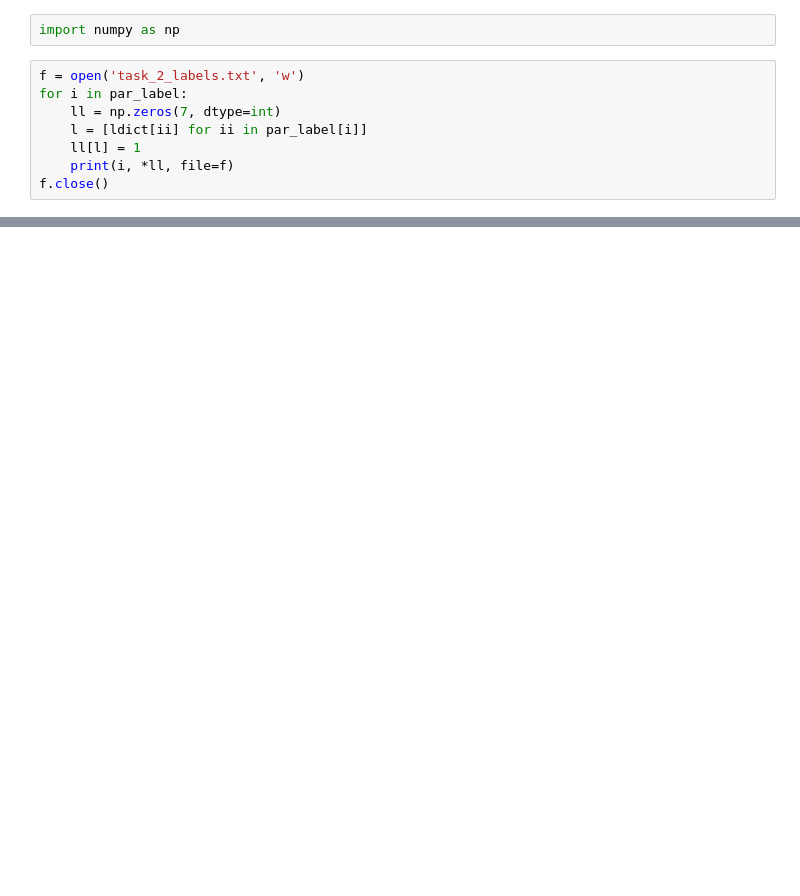
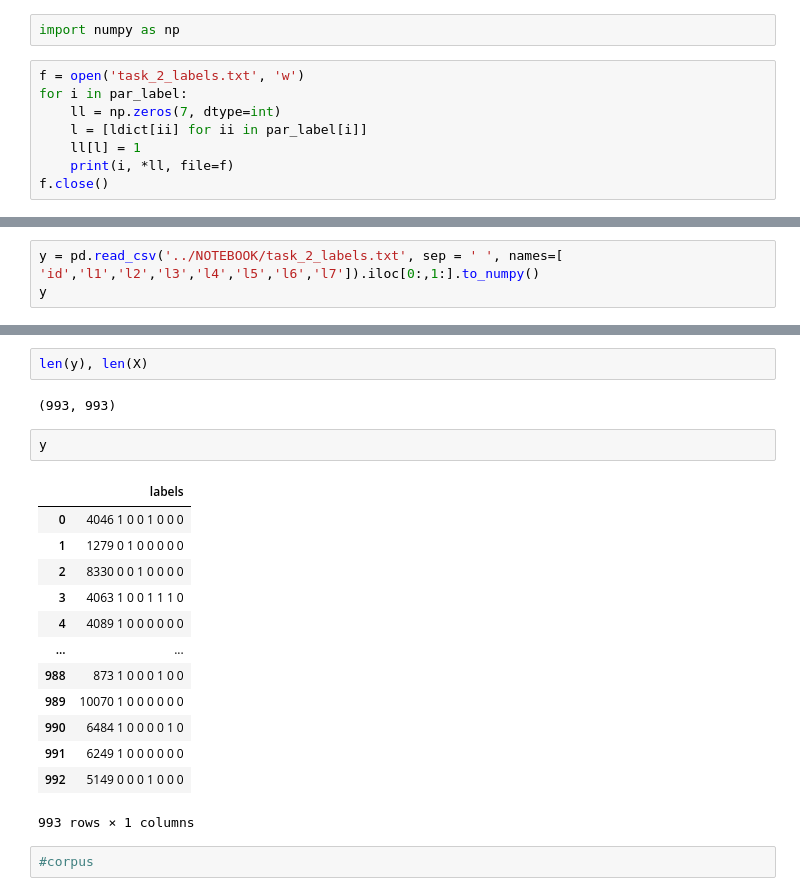
Before and after one commit to Abhi-020/PCL, a Jupyter notebook: NOTEBOOK/Task_2.ipynb, the cells around one changed output, grey strips where cells are left out. Cells and saved outputs as stored; diff of their text form; blank space fills up the shorter version.

```diff
--- a/NOTEBOOK/Task_2.ipynb
+++ b/NOTEBOOK/Task_2.ipynb
@@ -63,0 +138,3 @@ f.close()
+# %%
+y = pd.read_csv('../NOTEBOOK/task_2_labels.txt', sep = ' ', names=[ 'id','l1','l2','l3','l4','l5','l6','l7']).iloc[0:,1:].to_numpy()
+y
@@ -63,0 +164,22 @@ f.close()
+# %%
+len(y), len(X)
+# %% [output]
+(993, 993)
+# %%
+y
+# %% [output]
+|  | labels |
+| 0 | 4046 1 0 0 1 0 0 0 |
+| 1 | 1279 0 1 0 0 0 0 0 |
+| 2 | 8330 0 0 1 0 0 0 0 |
+| 3 | 4063 1 0 0 1 1 1 0 |
+| 4 | 4089 1 0 0 0 0 0 0 |
+| ... | ... |
+| 988 | 873 1 0 0 0 1 0 0 |
+| 989 | 10070 1 0 0 0 0 0 0 |
+| 990 | 6484 1 0 0 0 0 1 0 |
+| 991 | 6249 1 0 0 0 0 0 0 |
+| 992 | 5149 0 0 0 1 0 0 0 |
+993 rows × 1 columns
+# %%
+#corpus
```
Also changed, not shown: parts of 18 cells of this notebook, 4 other files.
